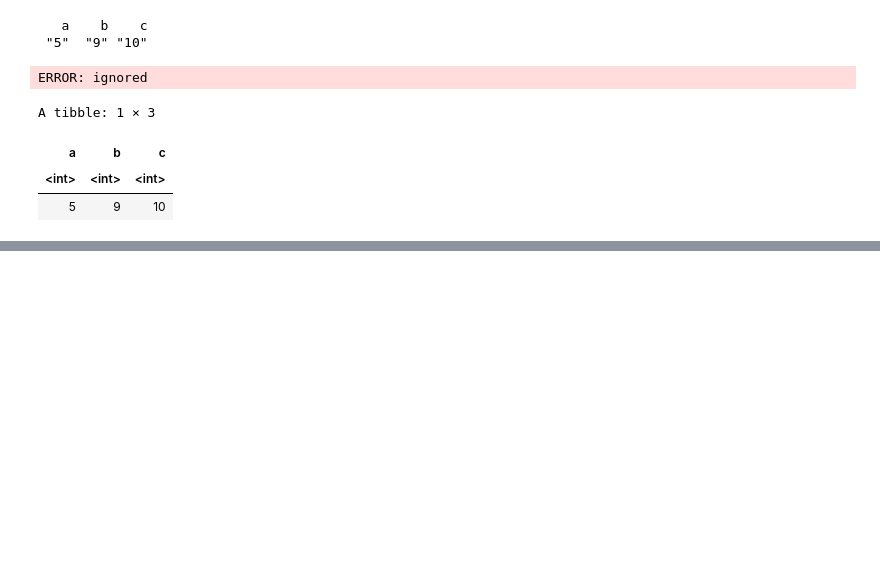
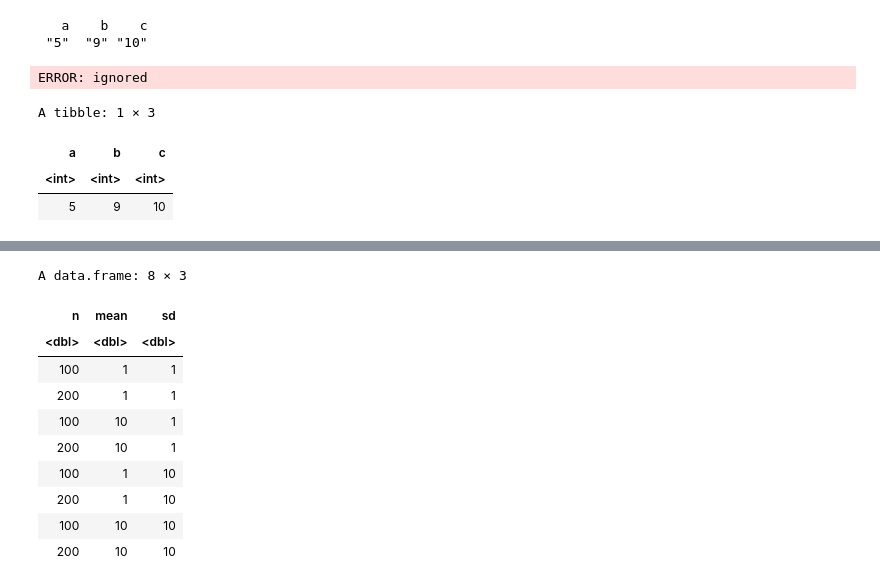
Before and after one commit to meaningfromdata/Machine-Learning-With-R-Book, a Jupyter notebook: 20200919_chap_1_purrr_ML_with_R.ipynb, the cells around one changed output, grey strips where cells are left out. Drawn from its saved outputs; the diff is of its cells as text; code cells hidden in the pictures; blank space fills up the shorter version.

```diff
--- a/20200919_chap_1_purrr_ML_with_R.ipynb
+++ b/20200919_chap_1_purrr_ML_with_R.ipynb
@@ -93,0 +160,14 @@ A tibble: 1 × 3
+# %%
+arguments
+# %% [output]
+A data.frame: 8 × 3
+| n | mean | sd |
+| <dbl> | <dbl> | <dbl> |
+| 100 | 1 | 1 |
+| 200 | 1 | 1 |
+| 100 | 10 | 1 |
+| 200 | 10 | 1 |
+| 100 | 1 | 10 |
+| 200 | 1 | 10 |
+| 100 | 10 | 10 |
+| 200 | 10 | 10 |
```
Also changed, not shown: parts of 7 cells of this notebook.
